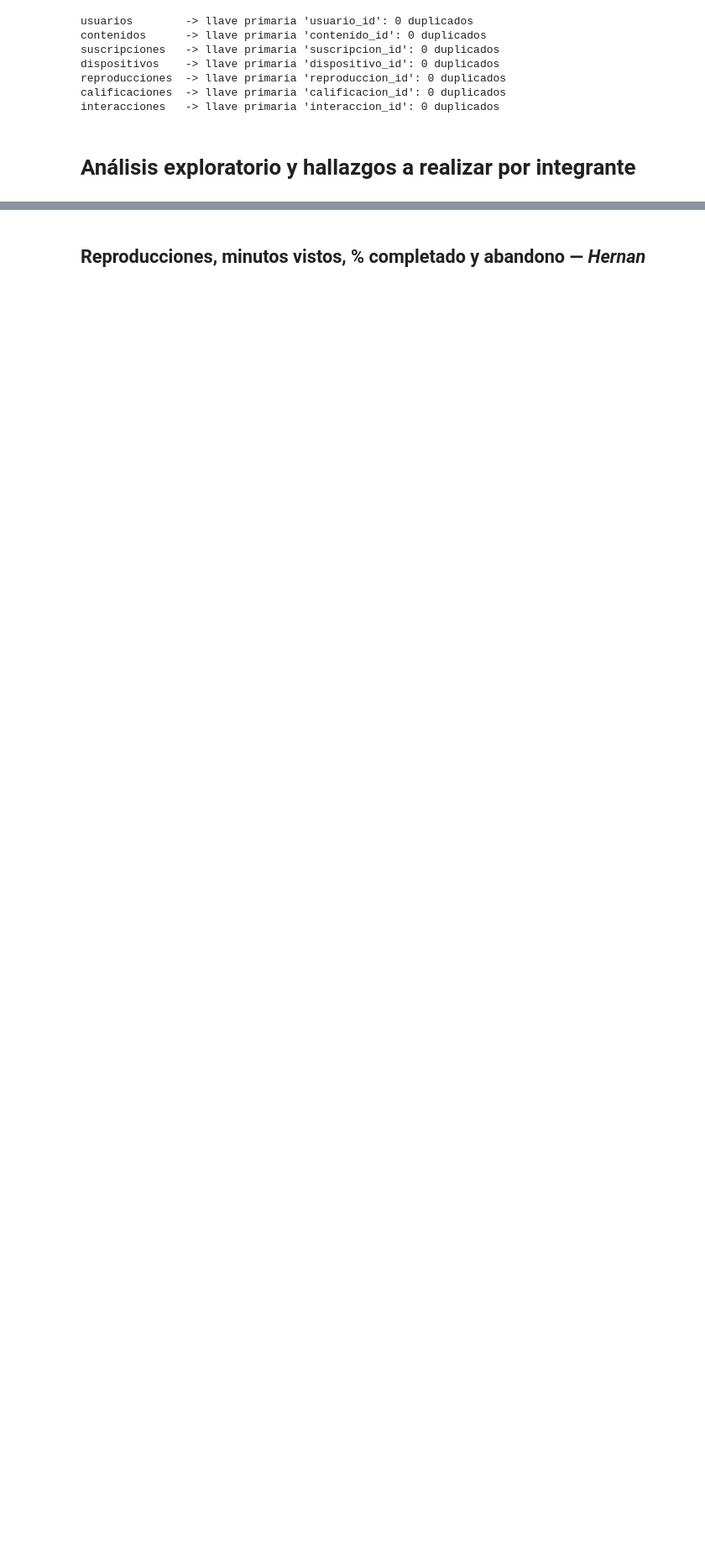
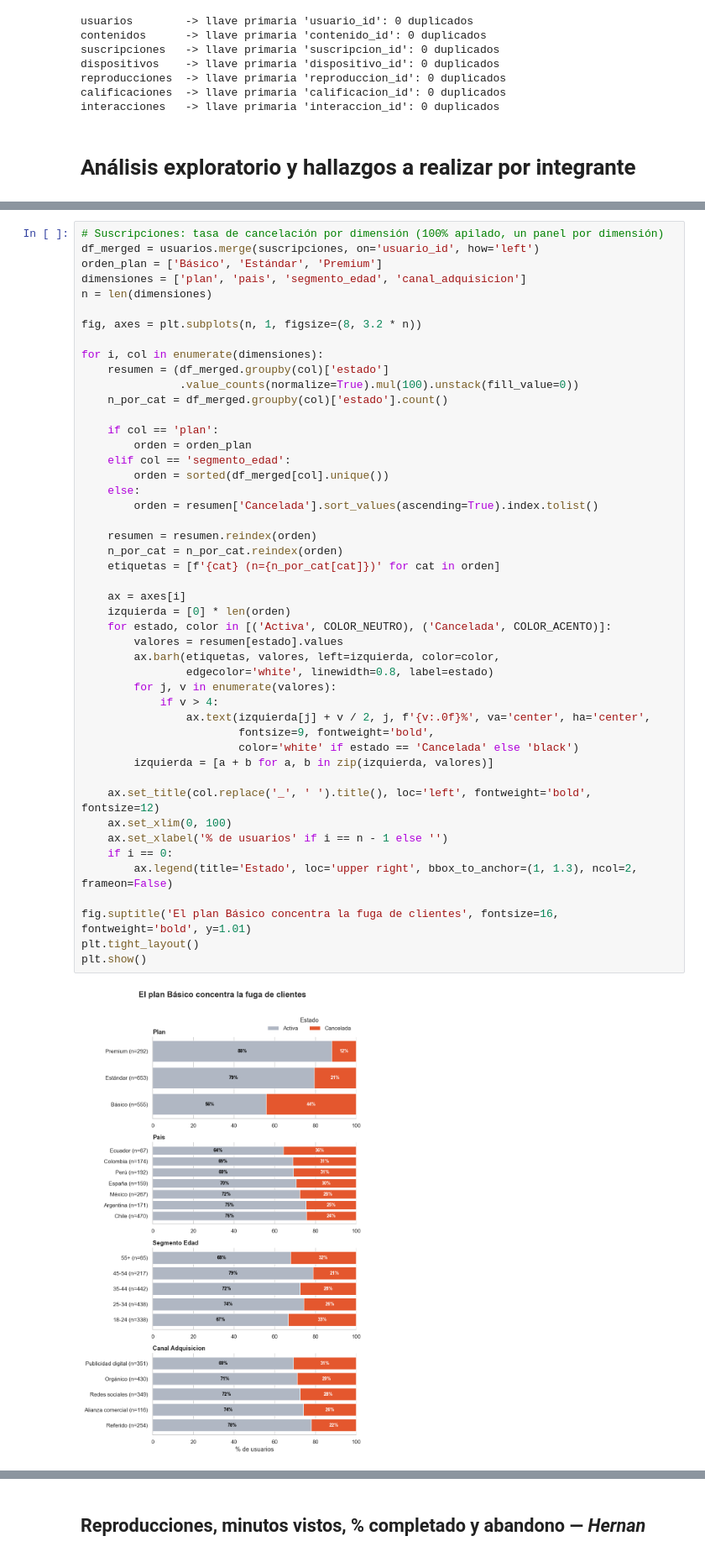
Before and after one commit to git-Lippke24/StreamView_Analytics_Dashboard, a Jupyter notebook: notebooks/EV1_Visualizacion_de_Datos.ipynb, the cells around one changed output, grey strips where cells are left out. Shown at 84% size. Cells and saved outputs as stored; diff of their text form; blank space fills up the shorter version.

```diff
--- a/notebooks/EV1_Visualizacion_de_Datos.ipynb
+++ b/notebooks/EV1_Visualizacion_de_Datos.ipynb
@@ -379,0 +331,49 @@ df_merged.drop(columns=[f'{col}_ord'], inplace=True)
+# %%
+# Suscripciones: tasa de cancelación por dimensión (100% apilado, un panel por dimensión)
+df_merged = usuarios.merge(suscripciones, on='usuario_id', how='left')
+orden_plan = ['Básico', 'Estándar', 'Premium']
+dimensiones = ['plan', 'pais', 'segmento_edad', 'canal_adquisicion']
+n = len(dimensiones)
+
+fig, axes = plt.subplots(n, 1, figsize=(8, 3.2 * n))
+
+for i, col in enumerate(dimensiones):
+    resumen = (df_merged.groupby(col)['estado']
+               .value_counts(normalize=True).mul(100).unstack(fill_value=0))
+    n_por_cat = df_merged.groupby(col)['estado'].count()
+
+    if col == 'plan':
+        orden = orden_plan
+    elif col == 'segmento_edad':
+        orden = sorted(df_merged[col].unique())
+    else:
+        orden = resumen['Cancelada'].sort_values(ascending=True).index.tolist()
+
+    resumen = resumen.reindex(orden)
+    n_por_cat = n_por_cat.reindex(orden)
+    etiquetas = [f'{cat} (n={n_por_cat[cat]})' for cat in orden]
+
+    ax = axes[i]
+    izquierda = [0] * len(orden)
+    for estado, color in [('Activa', COLOR_NEUTRO), ('Cancelada', COLOR_ACENTO)]:
+        valores = resumen[estado].values
+        ax.barh(etiquetas, valores, left=izquierda, color=color,
+                edgecolor='white', linewidth=0.8, label=estado)
+        for j, v in enumerate(valores):
+            if v > 4:
+                ax.text(izquierda[j] + v / 2, j, f'{v:.0f}%', va='center', ha='center',
+                        fontsize=9, fontweight='bold',
+                        color='white' if estado == 'Cancelada' else 'black')
+        izquierda = [a + b for a, b in zip(izquierda, valores)]
+
+    ax.set_title(col.replace('_', ' ').title(), loc='left', fontweight='bold', fontsize=12)
+    ax.set_xlim(0, 100)
+    ax.set_xlabel('% de usuarios' if i == n - 1 else '')
+    if i == 0:
+        ax.legend(title='Estado', loc='upper right', bbox_to_anchor=(1, 1.3), ncol=2, frameon=False)
+
+fig.suptitle('El plan Básico concentra la fuga de clientes', fontsize=16, fontweight='bold', y=1.01)
+plt.tight_layout()
+plt.show()
+# %% [output]
+[figure, added]
```
Also changed, not shown: parts of 14 cells of this notebook, 2 other files.
